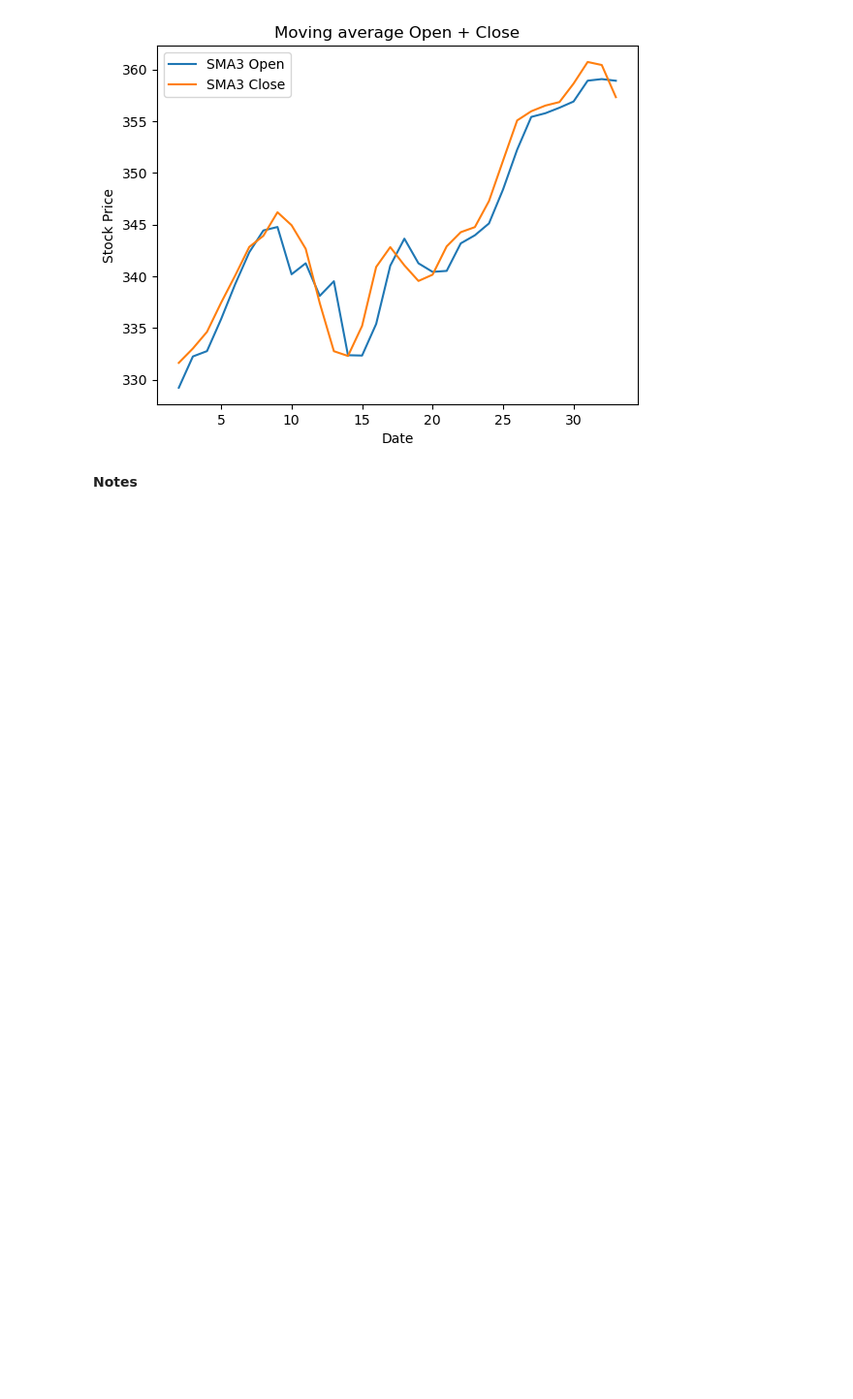
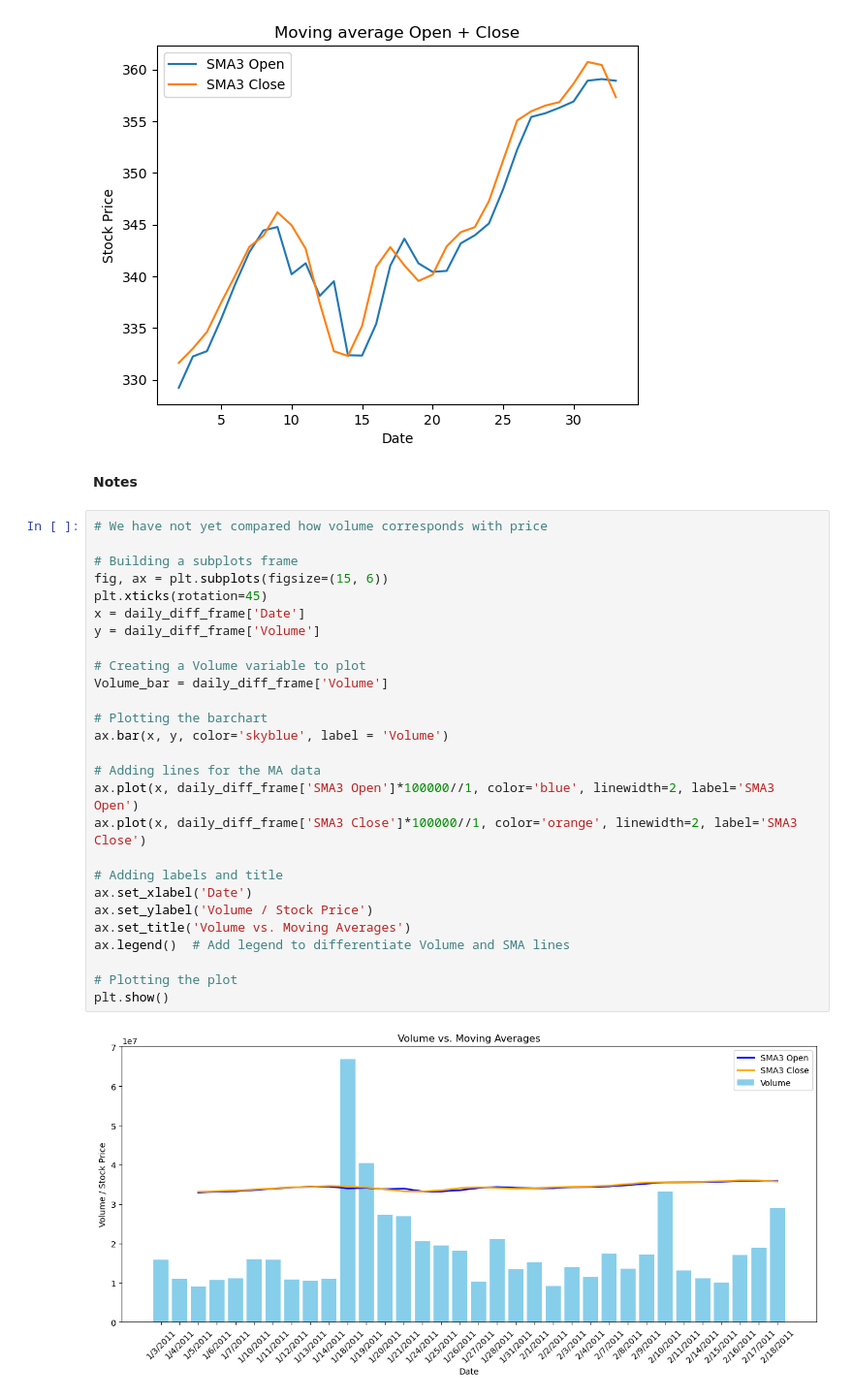
Before and after one commit to alexcrockett/analysis-projects, a Jupyter notebook: Apple Stocks/03-explore/03_desc_exp_plots.ipynb, the cells around one changed output. Shown: that part at 97% size. Drawn from its saved outputs; the diff is of its cells as text; blank space fills up the shorter version.

Commit message:
More charts woot woot

```diff
--- a/Apple Stocks/03-explore/03_desc_exp_plots.ipynb
+++ b/Apple Stocks/03-explore/03_desc_exp_plots.ipynb
@@ -209,3 +195,32 @@ plt.show()
 [figure]
 # %% [markdown]
 **Notes**
+# %%
+# We have not yet compared how volume corresponds with price
+
+# Building a subplots frame
+fig, ax = plt.subplots(figsize=(15, 6))
+plt.xticks(rotation=45)
+x = daily_diff_frame['Date']
+y = daily_diff_frame['Volume']
+
+# Creating a Volume variable to plot
+Volume_bar = daily_diff_frame['Volume']
+
+# Plotting the barchart
+ax.bar(x, y, color='skyblue', label = 'Volume')
+
+# Adding lines for the MA data
+ax.plot(x, daily_diff_frame['SMA3 Open']*100000//1, color='blue', linewidth=2, label='SMA3 Open')
+ax.plot(x, daily_diff_frame['SMA3 Close']*100000//1, color='orange', linewidth=2, label='SMA3 Close')
+
+# Adding labels and title
+ax.set_xlabel('Date')
+ax.set_ylabel('Volume / Stock Price')
+ax.set_title('Volume vs. Moving Averages')
+ax.legend()  # Add legend to differentiate Volume and SMA lines
+
+# Plotting the plot
+plt.show()
+# %% [output]
+[figure, added]
```
Also changed, not shown: parts of 5 cells of this notebook.
